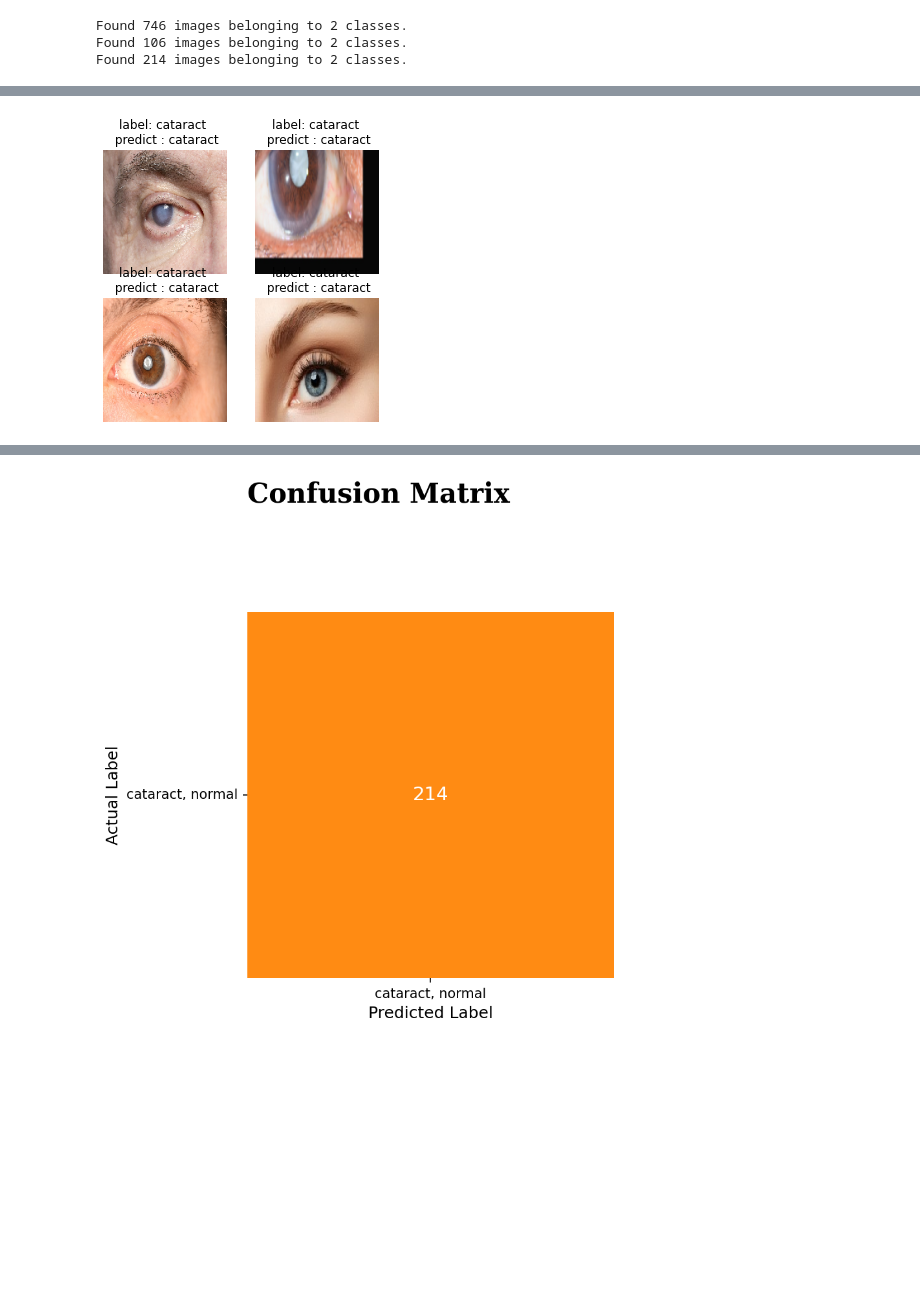
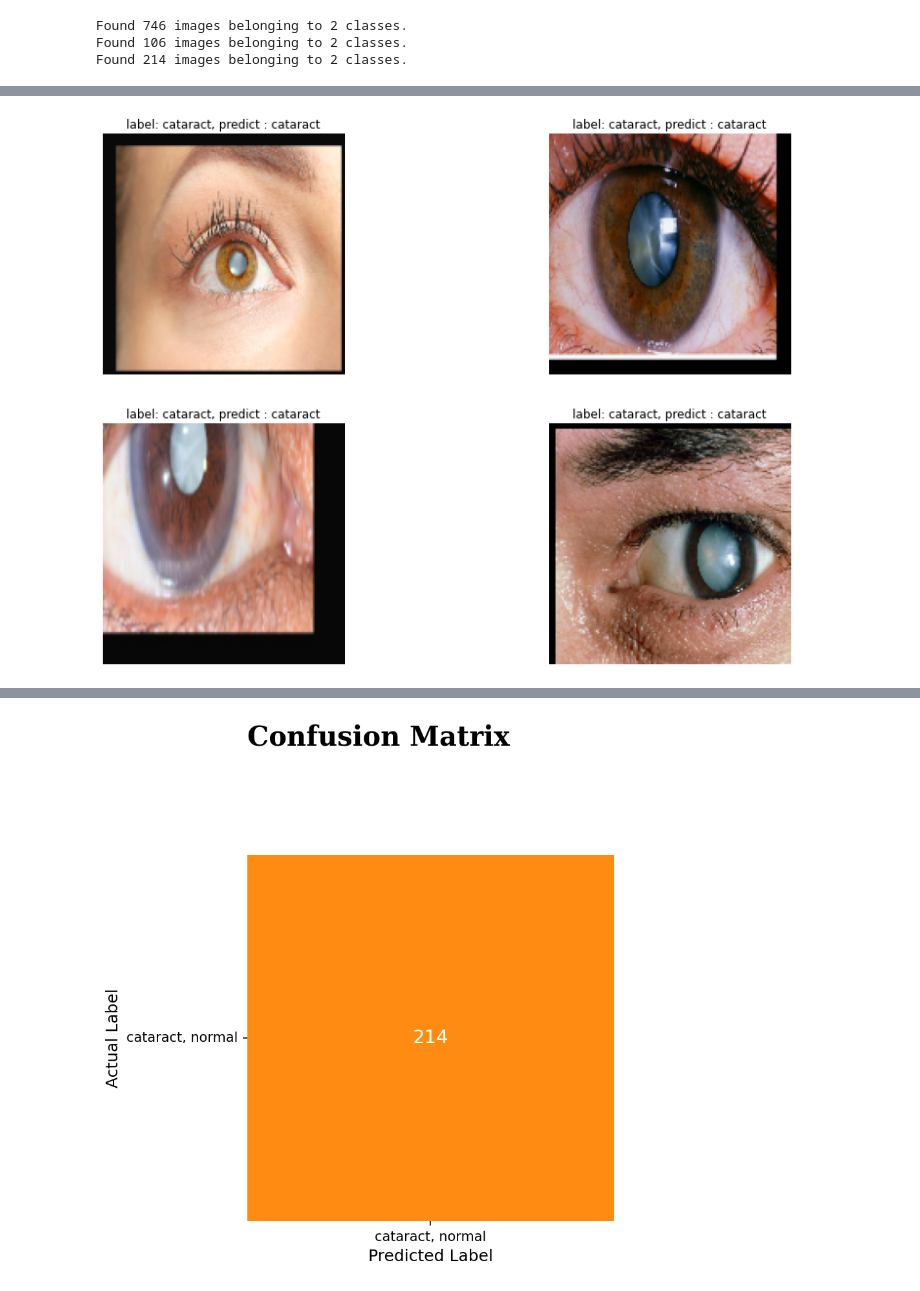
Before and after one commit to Gial88/skripsi-gial, a Jupyter notebook: CodeLocal.ipynb, the cells around one changed output, grey strips where cells are left out. Cells and saved outputs as stored; diff of their text form; code cells hidden in the pictures; blank space fills up the shorter version.

```diff
--- a/CodeLocal.ipynb
+++ b/CodeLocal.ipynb
@@ -46,6 +46,7 @@ test_generator = test_datagen.flow_from_directory(
     test_dir,
     target_size=(150,150),
     batch_size=32,
+    shuffle=False,
     class_mode='binary'
 )
 # %% [output]
@@ -61,6 +62,7 @@ model = tf.keras.Sequential([
     tf.keras.layers.Conv2D(128,(3,3), activation='relu'),
     tf.keras.layers.MaxPooling2D(2,2),
     tf.keras.layers.Flatten(),
+    tf.keras.layers.Dropout(0.2),
     tf.keras.layers.Dense(128, activation='relu'),
     tf.keras.layers.Dense(1, activation='sigmoid'),
 ])
@@ -102,16 +104,16 @@ Test accuracy : 0.87
 # %%
 image ,label = next(iter(test_generator))
 
-plt.figure(figsize=(5,5))
+plt.figure(figsize=(15,10))
 for i in range(4) :
     TrueLabel = class_name[np.argmax(label[i])]
     plt.subplot(2,2,i+1)
     plt.axis('off')
     y_pred = np.argmax(model.predict(image[i][None,...],verbose=0))
     plt.imshow(tf.squeeze(image[i]))
-    plt.title(f'label: {TrueLabel} \n predict : {class_name[y_pred]}')
+    plt.title(f'label: {TrueLabel}, predict : {class_name[y_pred]}')
 # %% [output]
-[figure, old version]
+[figure, new version]
 # %%
 from sklearn.metrics import confusion_matrix
 import seaborn as sns
```
Also changed, not shown: parts of 4 cells of this notebook.
